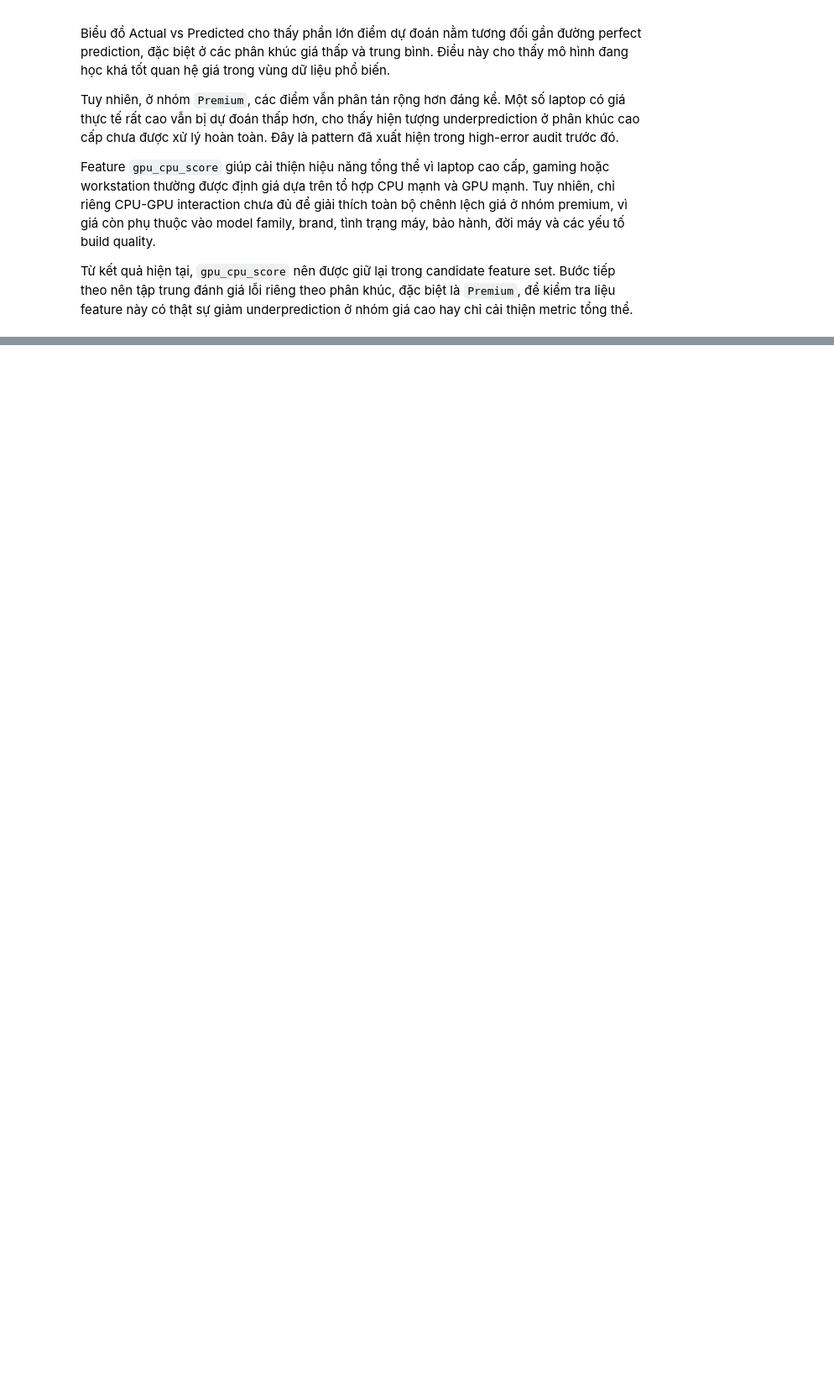
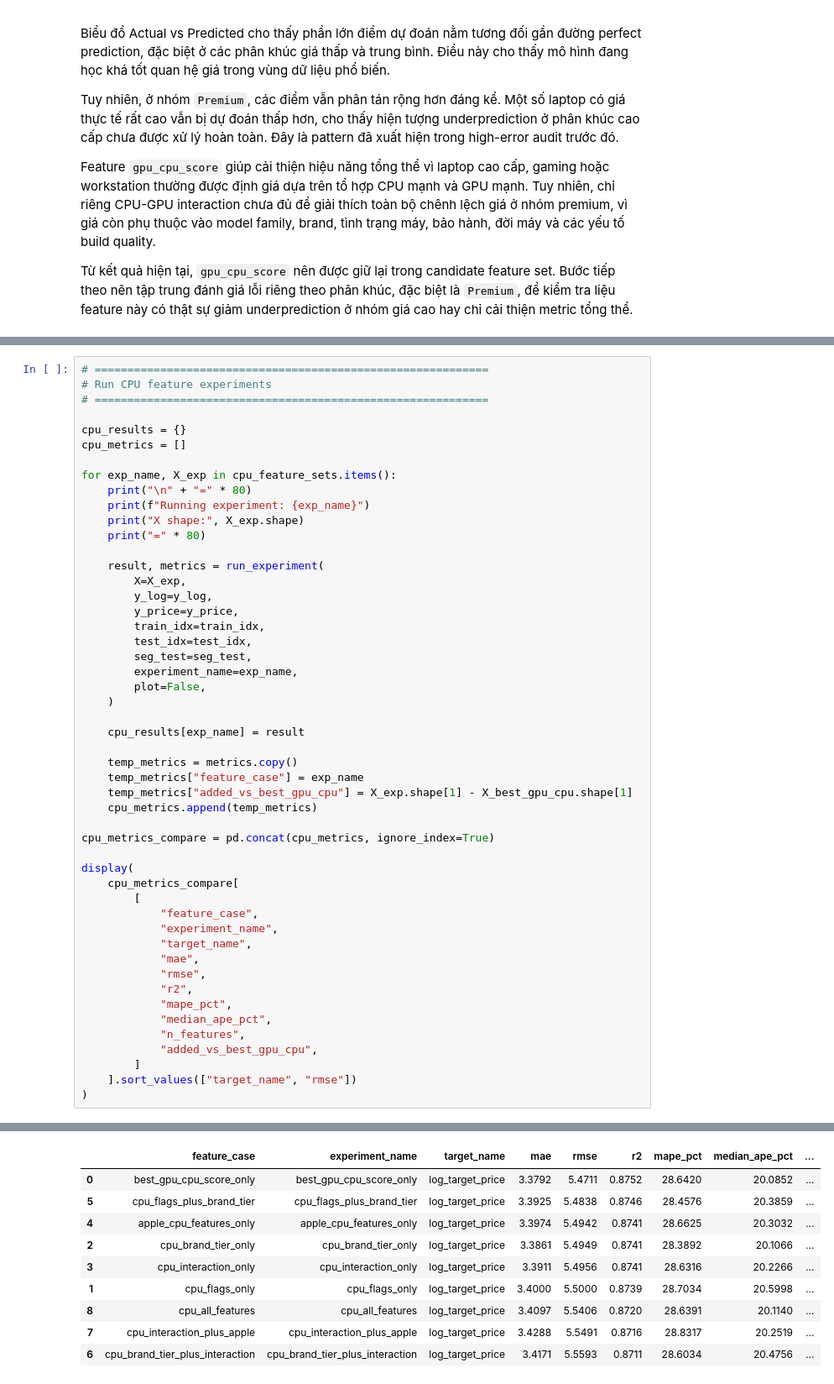
Before and after one commit to thisYui/Laptop-Price-Prediction, a Jupyter notebook: notebooks/modeling/11_feature_selection_and_ablation.ipynb, the cells around one changed output, grey strips where cells are left out. Shown at 84% size. Cells and saved outputs as stored; diff of their text form; blank space fills up the shorter version.

```diff
--- a/notebooks/modeling/11_feature_selection_and_ablation.ipynb
+++ b/notebooks/modeling/11_feature_selection_and_ablation.ipynb
@@ -3910,0 +4249,51 @@ Từ kết quả hiện tại, `gpu_cpu_score` nên được giữ lại trong c
+# %%
+# ============================================================
+# Run CPU feature experiments
+# ============================================================
+
+cpu_results = {}
+cpu_metrics = []
+
+for exp_name, X_exp in cpu_feature_sets.items():
+    print("\n" + "=" * 80)
+    print(f"Running experiment: {exp_name}")
+    print("X shape:", X_exp.shape)
+    print("=" * 80)
+
+    result, metrics = run_experiment(
+        X=X_exp,
+        y_log=y_log,
+        y_price=y_price,
+        train_idx=train_idx,
+        test_idx=test_idx,
+        seg_test=seg_test,
+        experiment_name=exp_name,
+        plot=False,
+    )
+
+    cpu_results[exp_name] = result
+
+    temp_metrics = metrics.copy()
+    temp_metrics["feature_case"] = exp_name
+    temp_metrics["added_vs_best_gpu_cpu"] = X_exp.shape[1] - X_best_gpu_cpu.shape[1]
+    cpu_metrics.append(temp_metrics)
+
+cpu_metrics_compare = pd.concat(cpu_metrics, ignore_index=True)
+
+display(
+    cpu_metrics_compare[
+        [
+            "feature_case",
+            "experiment_name",
+            "target_name",
+            "mae",
+            "rmse",
+            "r2",
+            "mape_pct",
+            "median_ape_pct",
+            "n_features",
+            "added_vs_best_gpu_cpu",
+        ]
+    ].sort_values(["target_name", "rmse"])
+)
+# %% [output]
@@ -3910,0 +4317,10 @@ Từ kết quả hiện tại, `gpu_cpu_score` nên được giữ lại trong c
+|  | feature_case | experiment_name | target_name | mae | rmse | r2 | mape_pct | median_ape_pct | ... |
+| 0 | best_gpu_cpu_score_only | best_gpu_cpu_score_only | log_target_price | 3.3792 | 5.4711 | 0.8752 | 28.6420 | 20.0852 | ... |
+| 5 | cpu_flags_plus_brand_tier | cpu_flags_plus_brand_tier | log_target_price | 3.3925 | 5.4838 | 0.8746 | 28.4576 | 20.3859 | ... |
+| 4 | apple_cpu_features_only | apple_cpu_features_only | log_target_price | 3.3974 | 5.4942 | 0.8741 | 28.6625 | 20.3032 | ... |
+| 2 | cpu_brand_tier_only | cpu_brand_tier_only | log_target_price | 3.3861 | 5.4949 | 0.8741 | 28.3892 | 20.1066 | ... |
+| 3 | cpu_interaction_only | cpu_interaction_only | log_target_price | 3.3911 | 5.4956 | 0.8741 | 28.6316 | 20.2266 | ... |
+| 1 | cpu_flags_only | cpu_flags_only | log_target_price | 3.4000 | 5.5000 | 0.8739 | 28.7034 | 20.5998 | ... |
+| 8 | cpu_all_features | cpu_all_features | log_target_price | 3.4097 | 5.5406 | 0.8720 | 28.6391 | 20.1140 | ... |
+| 7 | cpu_interaction_plus_apple | cpu_interaction_plus_apple | log_target_price | 3.4288 | 5.5491 | 0.8716 | 28.8317 | 20.2519 | ... |
+| 6 | cpu_brand_tier_plus_interaction | cpu_brand_tier_plus_interaction | log_target_price | 3.4171 | 5.5593 | 0.8711 | 28.6034 | 20.4756 | ... |
```
Also changed, not shown: parts of 22 cells of this notebook, 5 other files.
